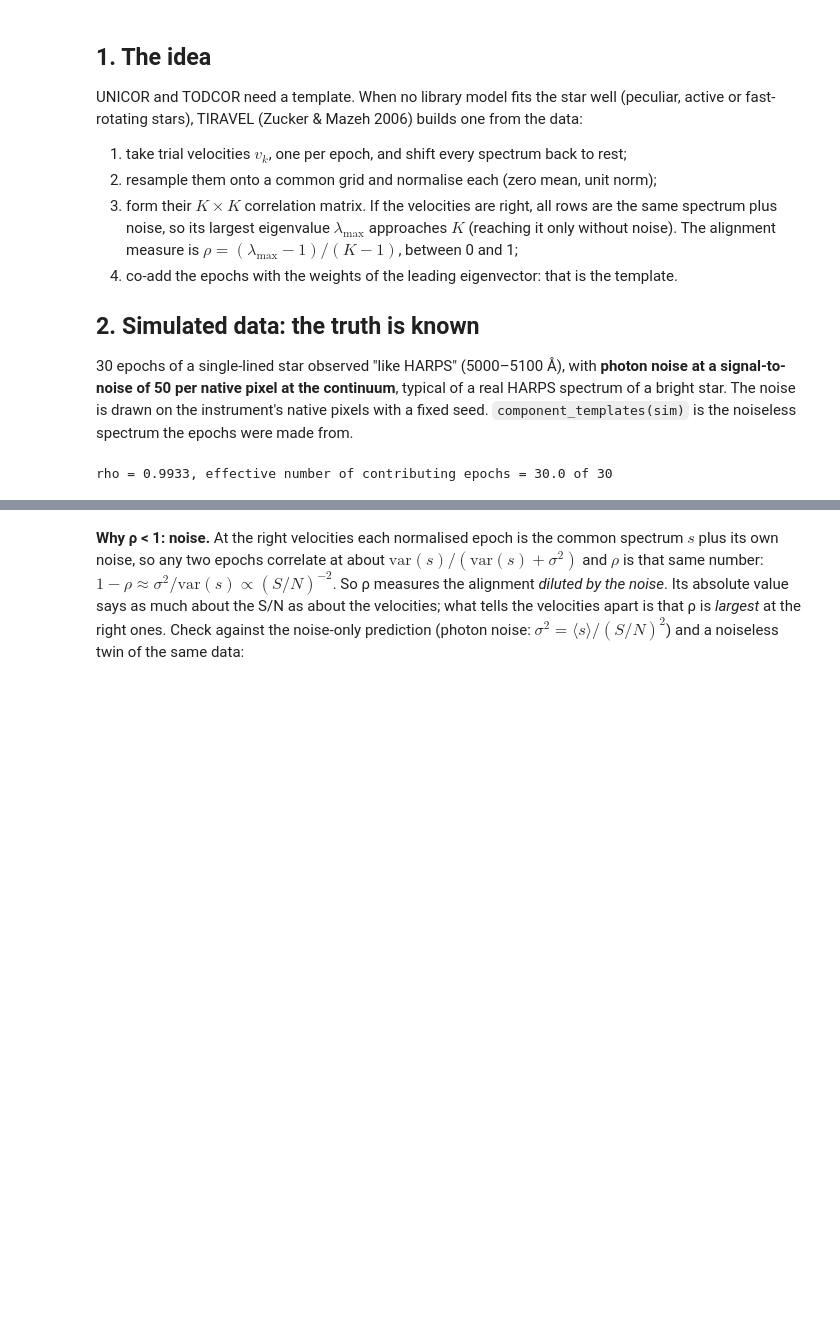
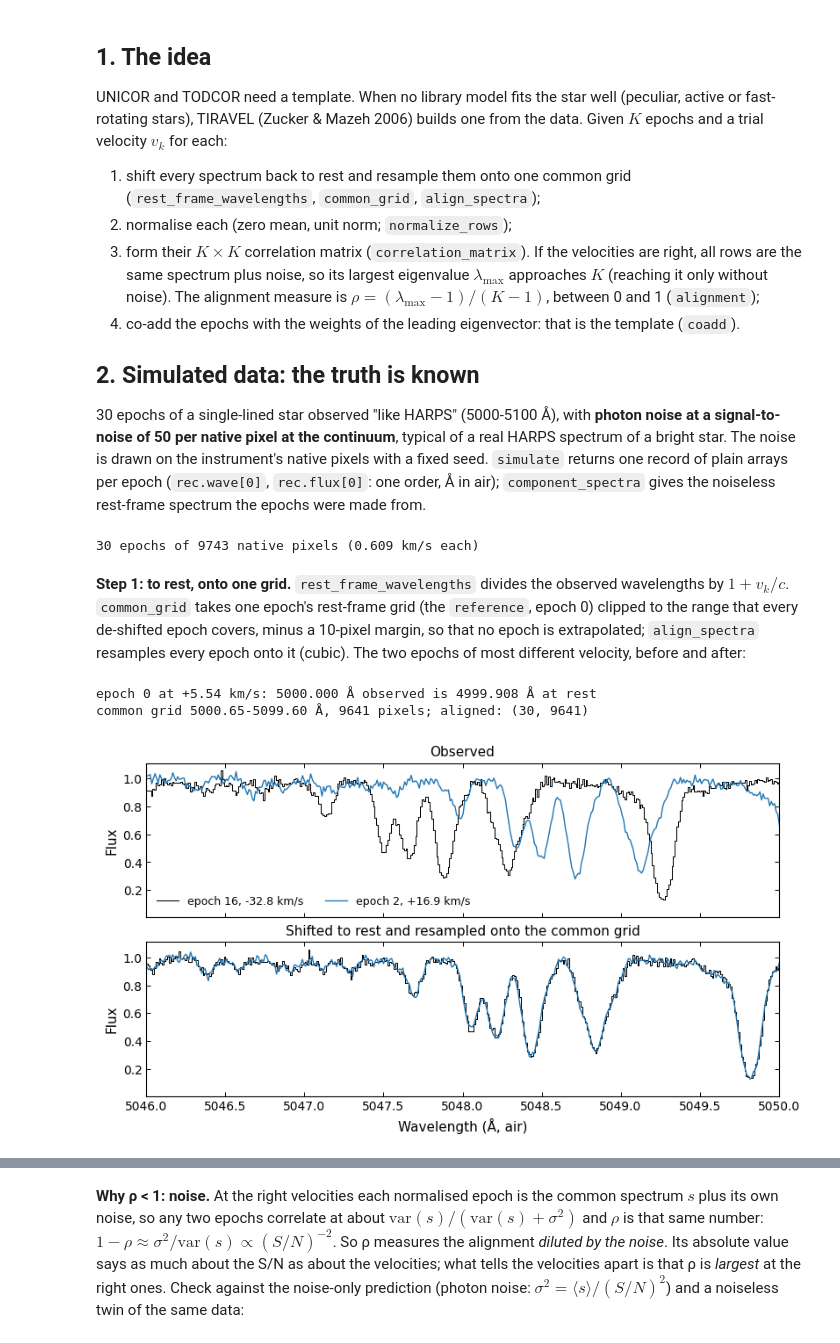
Before and after one commit to SPARTA-dev/SPARTA, a Jupyter notebook: examples/04_template_from_data_tiravel.ipynb, the cells around one changed output, grey strips where cells are left out. Cells and saved outputs as stored; diff of their text form; code cells hidden in the pictures; blank space fills up the shorter version.

```diff
--- a/examples/04_template_from_data_tiravel.ipynb
+++ b/examples/04_template_from_data_tiravel.ipynb
@@ -34,40 +48,76 @@ def residual(x, truth):
 ## 1. The idea
 
 UNICOR and TODCOR need a template. When no library model fits the star well (peculiar,
-active or fast-rotating stars), TIRAVEL (Zucker & Mazeh 2006) builds one from the data:
+active or fast-rotating stars), TIRAVEL (Zucker & Mazeh 2006) builds one from the data. Given
+$K$ epochs and a trial velocity $v_k$ for each:
 
-1. take trial velocities $v_k$, one per epoch, and shift every spectrum back to rest;
-2. resample them onto a common grid and normalise each (zero mean, unit norm);
-3. form their $K \times K$ correlation matrix. If the velocities are right, all rows are the same
-   spectrum plus noise, so its largest eigenvalue $\lambda_{\max}$ approaches $K$ (reaching it only
-   without noise). The alignment measure is $\rho = (\lambda_{\max} - 1)/(K - 1)$, between 0 and 1;
-4. co-add the epochs with the weights of the leading eigenvector: that is the template.
+1. shift every spectrum back to rest and resample them onto one common grid
+   (`rest_frame_wavelengths`, `common_grid`, `align_spectra`);
+2. normalise each (zero mean, unit norm; `normalize_rows`);
+3. form their $K \times K$ correlation matrix (`correlation_matrix`). If the velocities are right,
+   all rows are the same spectrum plus noise, so its largest eigenvalue $\lambda_{\max}$
+   approaches $K$ (reaching it only without noise). The alignment measure is
+   $\rho = (\lambda_{\max} - 1)/(K - 1)$, between 0 and 1 (`alignment`);
+4. co-add the epochs with the weights of the leading eigenvector: that is the template (`coadd`).
 
 ## 2. Simulated data: the truth is known
 
-30 epochs of a single-lined star observed "like HARPS" (5000–5100 Å), with **photon noise at a
+30 epochs of a single-lined star observed "like HARPS" (5000-5100 Å), with **photon noise at a
 signal-to-noise of 50 per native pixel at the continuum**, typical of a real HARPS spectrum of a
-bright star. The noise is drawn on the instrument's native pixels with a fixed seed.
-`component_templates(sim)` is the noiseless spectrum the epochs were made from.
+bright star. The noise is drawn on the instrument's native pixels with a fixed seed. `simulate`
+returns one record of plain arrays per epoch (`rec.wave[0]`, `rec.flux[0]`: one order, Å in air);
+`component_spectra` gives the noiseless rest-frame spectrum the epochs were made from.
 # %%
 SNR = 50
-rng = np.random.default_rng(5)
-times = np.sort(rng.uniform(0, 30, 30))
+times = np.sort(np.random.default_rng(5).uniform(0, 30, 30))
 rv_true = -8.0 + 25.0 * np.sin(2 * np.pi * times / 6.1)              # km/s
 star = dict(teff=5800, logg=3.5, feh=0.5, vsini=3.0)
 
-def simulate(snr):
-    """30 HARPS-like epochs of the star at signal-to-noise snr (None: noiseless)."""
+def simulation(snr):
+    '''30 HARPS-like epochs of the star at signal-to-noise snr (None: noiseless).'''
     return Simulation(like="HARPS", windows_A=[(5000, 5100)], times=times, rv_kms=rv_true,
                       components=[star], snr=snr, noise="photon", seed=6)
 
-sim = simulate(SNR)
-obs = Observations(survey="SIMULATED", simulation=sim)
-truth_template = component_templates(sim)[0]
+def epochs(snr):
+    '''The simulated epochs' wavelengths (Å) and fluxes, one array per epoch.'''
+    records, _ = simulate(simulation(snr))
+    return [rec.wave[0] for rec in records], [rec.flux[0] for rec in records]
 
-obs.build_tiravel_template(rv_true)
-tir = obs.tiravel
-print(f"rho = {tir.rho:.4f}, effective number of contributing epochs = "
-      f"{tir.diagnostics['n_eff']:.1f} of {obs.sample_size}")
+sim = simulation(SNR)
+waves, fluxes = epochs(SNR)
+truth_wave, truth_flux = component_spectra(sim)[0][0]                 # star 0, order 0
+K = len(waves)
+print(f"{K} epochs of {waves[0].size} native pixels ({dv_from_wave(waves[0]):.3f} km/s each)")
 # %% [output]
-rho = 0.9933, effective number of contributing epochs = 30.0 of 30
+30 epochs of 9743 native pixels (0.609 km/s each)
+# %% [markdown]
+**Step 1: to rest, onto one grid.** `rest_frame_wavelengths` divides the observed wavelengths by
+$1 + v_k/c$. `common_grid` takes one epoch's rest-frame grid (the `reference`, epoch 0) clipped to
+the range that every de-shifted epoch covers, minus a 10-pixel margin, so that no epoch is
+extrapolated; `align_spectra` resamples every epoch onto it (cubic). The two epochs of most
+different velocity, before and after:
+# %%
+rest0 = rest_frame_wavelengths(waves[0], rv_true[0])
+grid = common_grid(waves, rv_true, margin=10)
+aligned = align_spectra(waves, fluxes, rv_true, grid)                  # (K, M): one row per epoch
+print(f"epoch 0 at {rv_true[0]:+.2f} km/s: {waves[0][0]:.3f} Å observed is {rest0[0]:.3f} Å at rest")
+print(f"common grid {grid[0]:.2f}-{grid[-1]:.2f} Å, {grid.size} pixels; aligned: {aligned.shape}")
+
+lo, hi = np.argmin(rv_true), np.argmax(rv_true)
+fig, (top, bottom) = plt.subplots(2, 1, sharex=True, figsize=(8, 4.5))
+plot_data(top, waves[lo], fluxes[lo], label=f"epoch {lo}, {rv_true[lo]:+.1f} km/s")
+plot_extra(top, waves[hi], fluxes[hi], label=f"epoch {hi}, {rv_true[hi]:+.1f} km/s")
+top.set_title("Observed")
+top.legend(loc="lower left", ncols=2)
+plot_data(bottom, grid, aligned[lo])
+plot_extra(bottom, grid, aligned[hi])
+bottom.set_title("Shifted to rest and resampled onto the common grid")
+bottom.set_xlim(5046, 5050)
+bottom.set_xlabel("Wavelength (Å, air)")
+for ax in (top, bottom):
+    ax.set_ylabel("Flux")
+plt.show()
+# %% [output]
+epoch 0 at +5.54 km/s: 5000.000 Å observed is 4999.908 Å at rest
+common grid 5000.65-5099.60 Å, 9641 pixels; aligned: (30, 9641)
+[figure, added]
```
Also changed, not shown: parts of 34 cells of this notebook, 11 other files.
